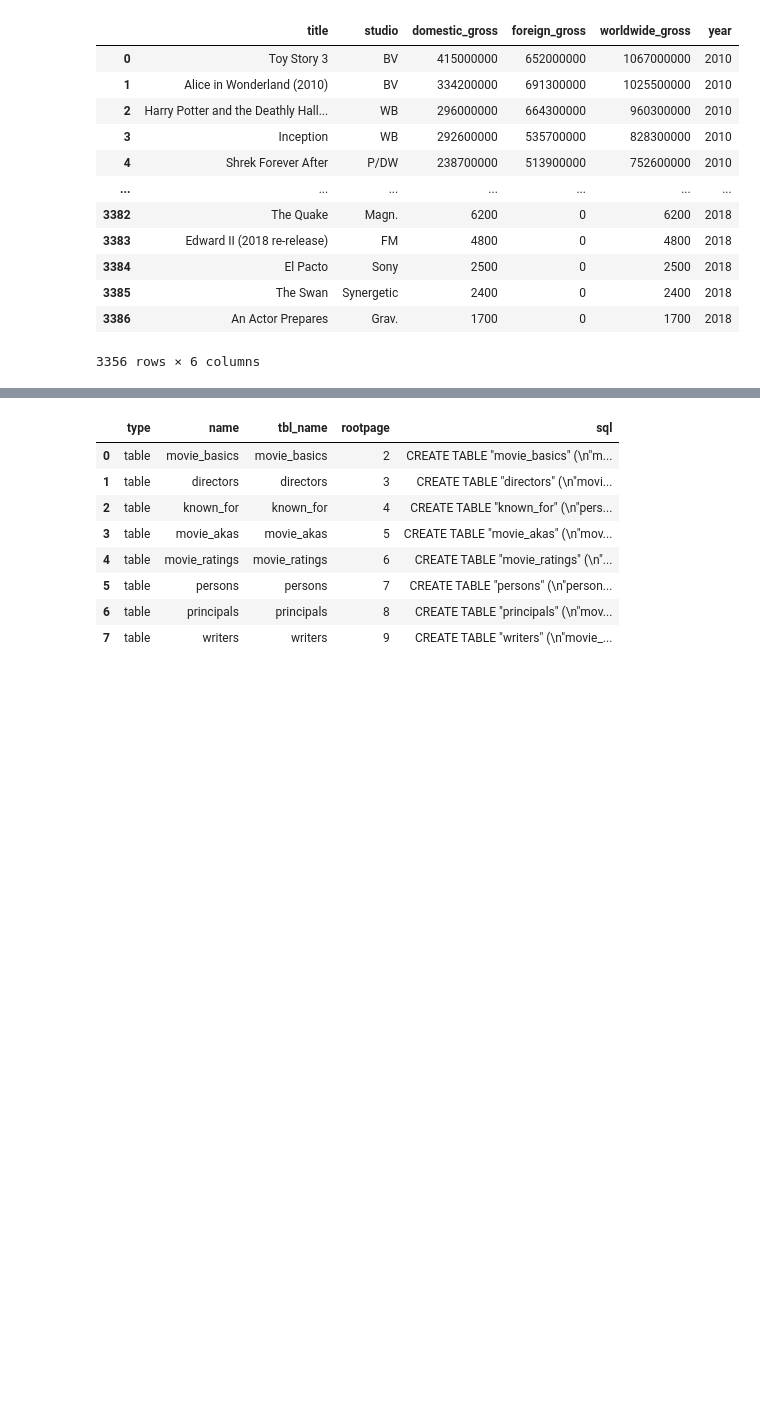
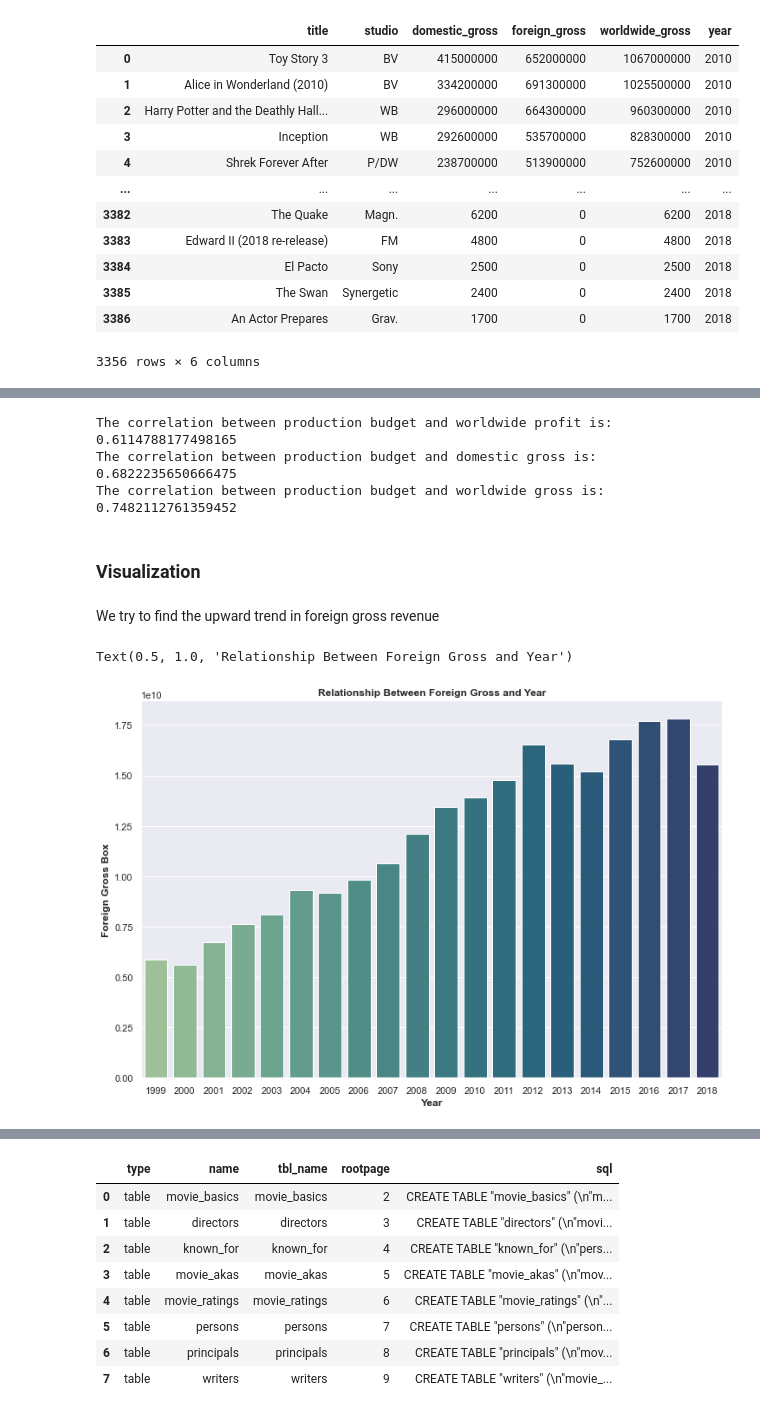
Before and after one commit to JulianHe1991/Flatiron_Project1_Microsoft, a Jupyter notebook: Movie Project .ipynb, the cells around one changed output, grey strips where cells are left out. Drawn from its saved outputs; the diff is of its cells as text; code cells hidden in the pictures; blank space fills up the shorter version.

```diff
--- a/Movie Project .ipynb
+++ b/Movie Project .ipynb
@@ -404,0 +235,27 @@ print(df_movieGross['domestic_gross'].corr(df_movieGross['foreign_gross']))
+# %%
+print("The correlation between production budget and worldwide profit is: ", df_budget['production_budget'].corr(df_budget['worldwide_profit']))
+print("The correlation between production budget and domestic gross is: ", df_budget['production_budget'].corr(df_budget['domestic_gross']))
+print("The correlation between production budget and worldwide gross is: ", df_budget['production_budget'].corr(df_budget['worldwide_gross']))
+# %% [output]
+The correlation between production budget and worldwide profit is:  0.6114788177498165
+The correlation between production budget and domestic gross is:  0.6822235650666475
+The correlation between production budget and worldwide gross is:  0.7482112761359452
+# %% [markdown]
+### Visualization
+# %% [markdown]
+We try to find the upward trend in foreign gross revenue
+# %%
+foreign_gross_year_2 = df_budget.groupby('release_year')['foreign_gross'].sum().sort_index(ascending=False)
+foreign_gross_year_2 = foreign_gross_year_2.head(20)
+# %%
+fig, ax = plt.subplots()
+
+sns.set(rc= {"figure.figsize": (12,8)})
+sns.barplot(x=foreign_gross_year_2.index, y=foreign_gross_year_2.values, palette = 'crest')
+
+ax.set_xlabel('Year', fontweight = 'bold')
+ax.set_ylabel('Foreign Gross Box', fontweight = 'bold')
+ax.set_title('Relationship Between Foreign Gross and Year',fontweight = 'bold')
+# %% [output]
+Text(0.5, 1.0, 'Relationship Between Foreign Gross and Year')
+[figure, added]
```
Also changed, not shown: parts of 177 cells of this notebook, 6 other files.
